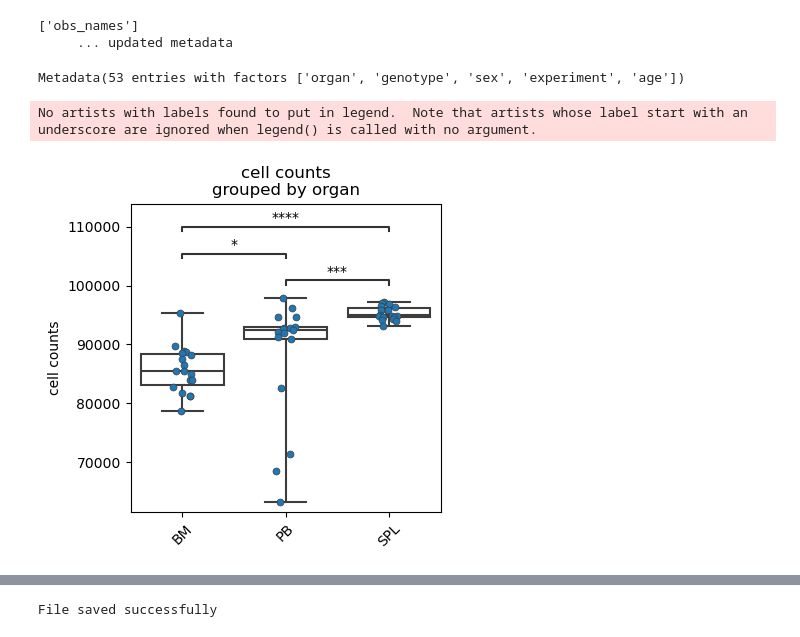
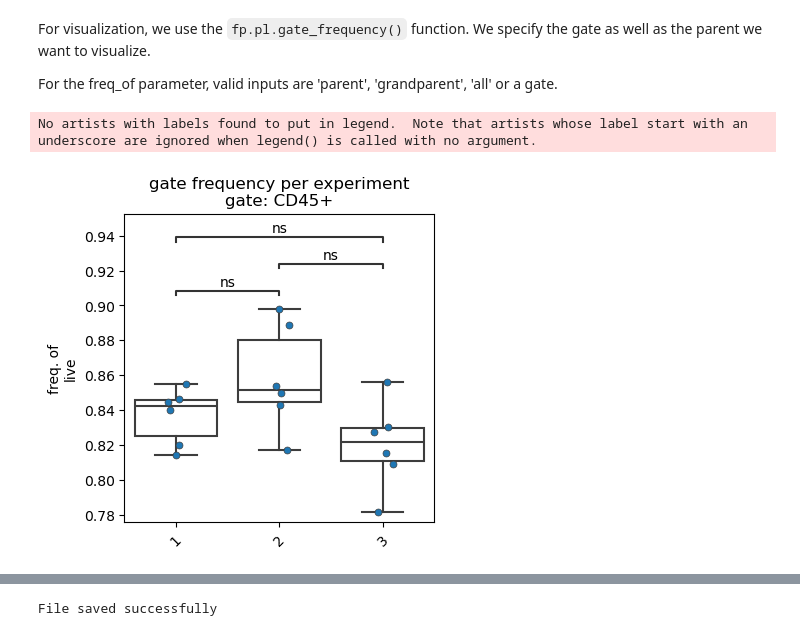
Before and after one commit to rgb-lab/FACSPy, a Jupyter notebook: vignettes/mouse_lineages/02_analysis_quality_control.ipynb, the cells around one changed output, grey strips where cells are left out. Drawn from its saved outputs; the diff is of its cells as text; code cells hidden in the pictures.

Commit message:
added vignette for frequency analysis

```diff
--- a/vignettes/mouse_lineages/02_analysis_quality_control.ipynb
+++ b/vignettes/mouse_lineages/02_analysis_quality_control.ipynb
@@ -24,0 +33,3 @@ Metadata(71 entries with factors ['organ', 'genotype', 'sex', 'experiment', 'age
+# %%
+dataset = dataset[dataset.obs["staining"] != "unstained",:].copy()
+fp.sync.synchronize_dataset(dataset)
@@ -41,5 +58,0 @@ dataset.uns["metadata"].to_df()
-# %%
-dataset = dataset[~dataset.obs["sample_ID"].isin(["1", "2","9", "10", "16", "17", "24", "25",
-                                                  "32", "33", "40", "41", "48", "49", "56",
-                                                  "57", "64", "65"]),:].copy()
-dataset
@@ -53,18 +95,15 @@ AnnData object with n_obs × n_vars = 20018950 × 20
 # %%
-fp.sync.synchronize_dataset(dataset)
+fp.tl.gate_frequencies(dataset)
-# %% [output]
-['obs_names']
-     ... updated metadata
-# %%
-dataset.uns["metadata"]
-# %% [output]
-Metadata(53 entries with factors ['organ', 'genotype', 'sex', 'experiment', 'age'])
+# %% [markdown]
+For visualization, we use the `fp.pl.gate_frequency()` function. We specify the gate as well as the parent we want to visualize.
+
+For the freq_of parameter, valid inputs are 'parent', 'grandparent', 'all' or a gate.
 # %%
-### first, we plot the cell counts
-fp.pl.cell_counts(dataset,
-                  gate = "CD45+",
-                  groupby = "organ",
-                  figsize = (4,4))
+fp.pl.gate_frequency(dataset,
+                     gate = "CD45+",
+                     freq_of = "parent",
+                     groupby = "experiment",
+                     figsize = (4,4))
 # %% [output]
 No artists with labels found to put in legend.  Note that artists whose label start with an underscore are ignored when legend() is called with no argument.
-[figure, old version]
+[figure, new version]
```
Also changed, not shown: parts of 35 cells of this notebook, 2 other files.
